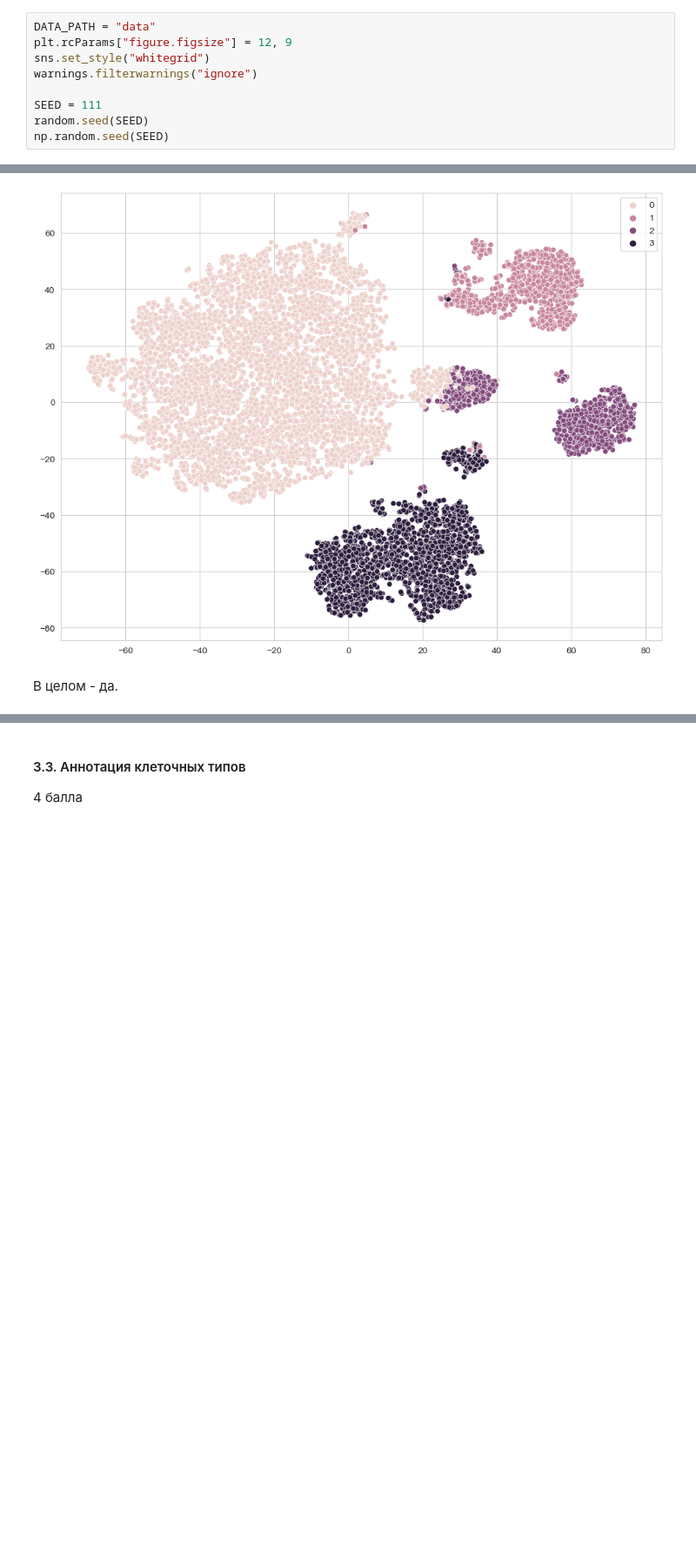
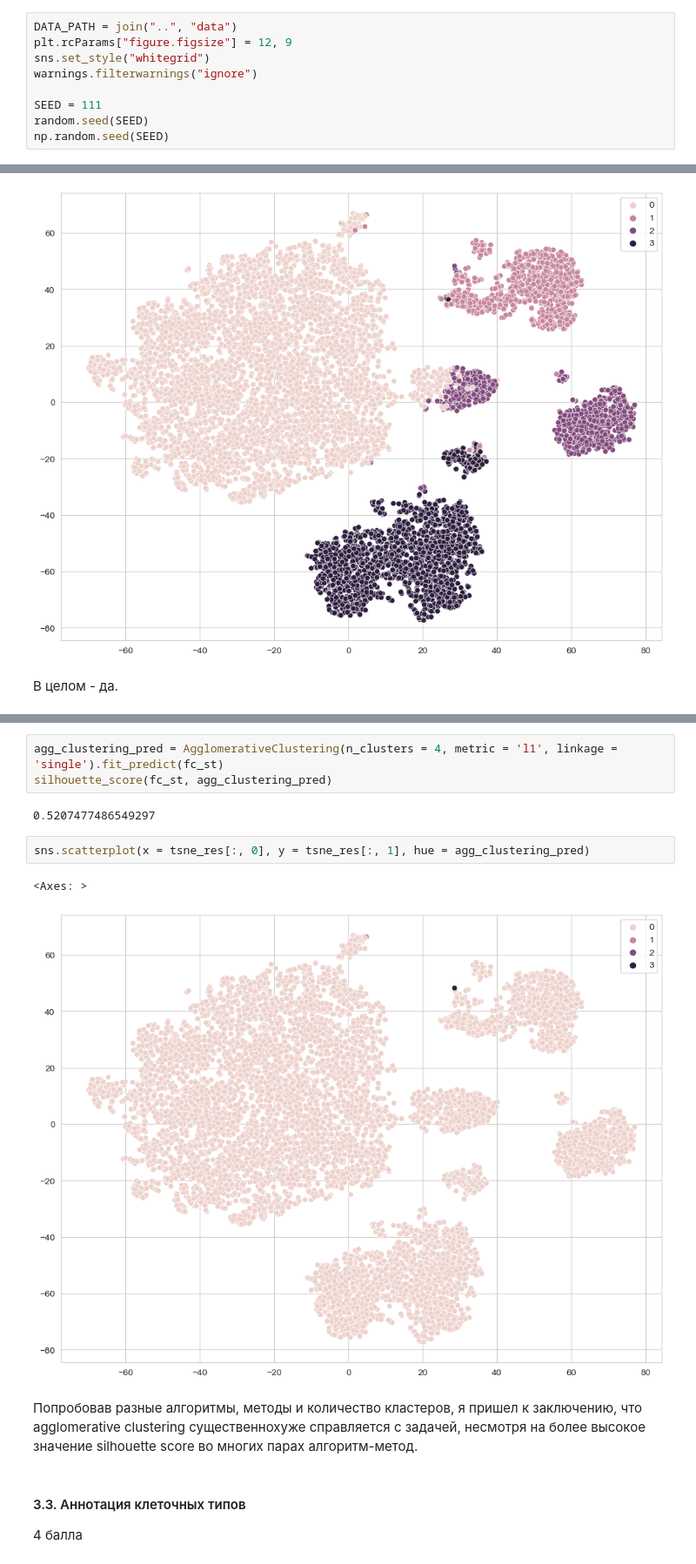
Before and after one commit to zmitserbio/BI_ML_2024, a Jupyter notebook: hw3/code/Cluster_tSNE.ipynb, the cells around one changed output, grey strips where cells are left out. Shown at 87% size. Cells and saved outputs as stored; diff of their text form; blank space fills up the shorter version.

```diff
--- a/hw3/code/Cluster_tSNE.ipynb
+++ b/hw3/code/Cluster_tSNE.ipynb
@@ -16,7 +16,7 @@ from sklearn.metrics import silhouette_score, homogeneity_score, completeness_sc
 from sklearn.cluster import KMeans, AgglomerativeClustering
 from sklearn.preprocessing import StandardScaler
 # %%
-DATA_PATH = "data"
+DATA_PATH = join("..", "data")
 plt.rcParams["figure.figsize"] = 12, 9
 sns.set_style("whitegrid")
 warnings.filterwarnings("ignore")
@@ -502,3 +503,15 @@ sns.scatterplot(x = tsne_res[:, 0], y = tsne_res[:, 1], hue = my_second_kmeans.f
+# %%
+agg_clustering_pred = AgglomerativeClustering(n_clusters = 4, metric = 'l1', linkage = 'single').fit_predict(fc_st)
+silhouette_score(fc_st, agg_clustering_pred)
+# %% [output]
+0.5207477486549297
+# %%
+sns.scatterplot(x = tsne_res[:, 0], y = tsne_res[:, 1], hue = agg_clustering_pred)
+# %% [output]
+<Axes: >
+[figure, added]
+# %% [markdown]
+Попробовав разные алгоритмы, методы и количество кластеров, я пришел к заключению, что agglomerative clustering существеннохуже справляется с задачей, несмотря на более высокое значение silhouette score во многих парах алгоритм-метод.
 # %% [markdown]
 #### 3.3. Аннотация клеточных типов
 
```
Also changed, not shown: parts of 9 cells of this notebook.
